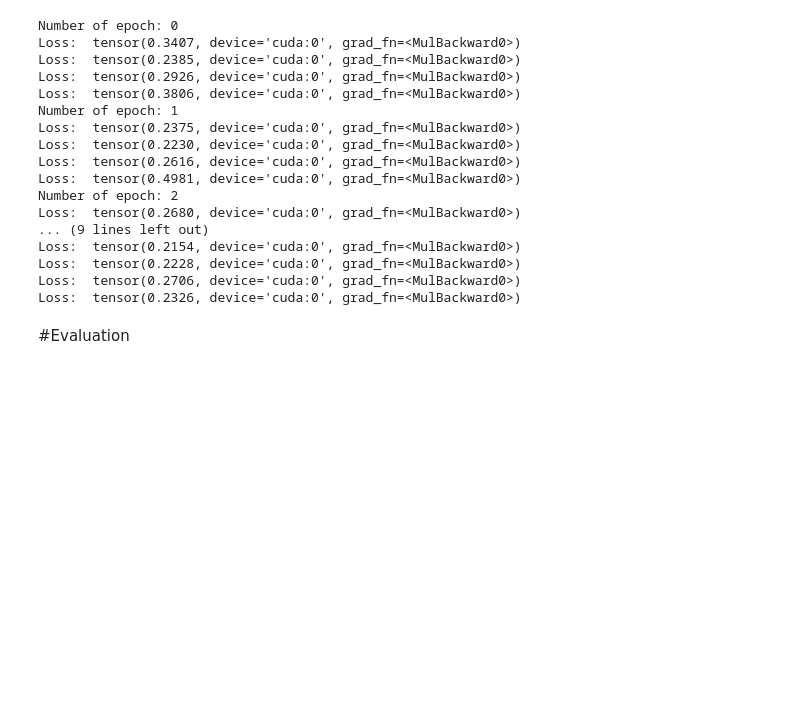
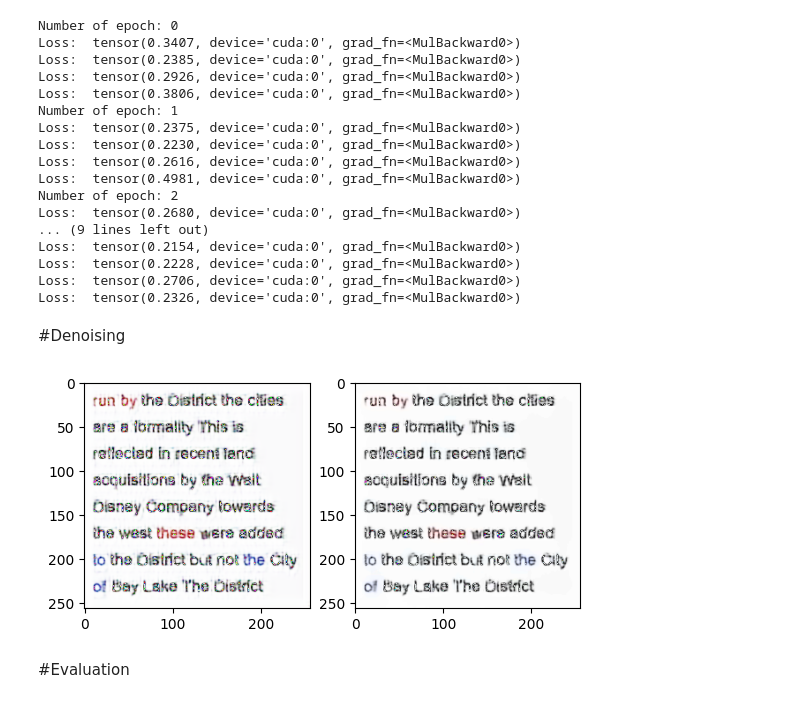
Before and after one commit to JasonWUCHI/TSRN-SR-Experiment-on-Computer-Text, a Jupyter notebook: notebook/TextZoom_selfdata.ipynb, the cells around one changed output. Cells and saved outputs as stored; diff of their text form; code cells hidden in the pictures; blank space fills up the shorter version.

```diff
--- a/notebook/TextZoom_selfdata.ipynb
+++ b/notebook/TextZoom_selfdata.ipynb
@@ -476,6 +544,19 @@ Loss:  tensor(0.2706, device='cuda:0', grad_fn=<MulBackward0>)
 Loss:  tensor(0.2326, device='cuda:0', grad_fn=<MulBackward0>)
 # %%
 !mv "TextZoom_jpeg_20.pkl" "/content/gdrive/MyDrive/UROP/TextZoom_Resource"
+# %% [markdown]
+#Denoising
+# %%
+import numpy as np
+import cv2 as cv
+from matplotlib import pyplot as plt
+img = cv.imread('/content/gdrive/MyDrive/sample_imgs/same5_trans_15.png')
+dst = cv.fastNlMeansDenoisingColored(img,10,10,10,7,21)
+plt.subplot(121),plt.imshow(img)
+plt.subplot(122),plt.imshow(dst)
+plt.show()
+# %% [output]
+[figure, added]
 # %% [markdown]
 #Evaluation
 # %%
```
Also changed, not shown: parts of 7 cells of this notebook, 1 other file.
